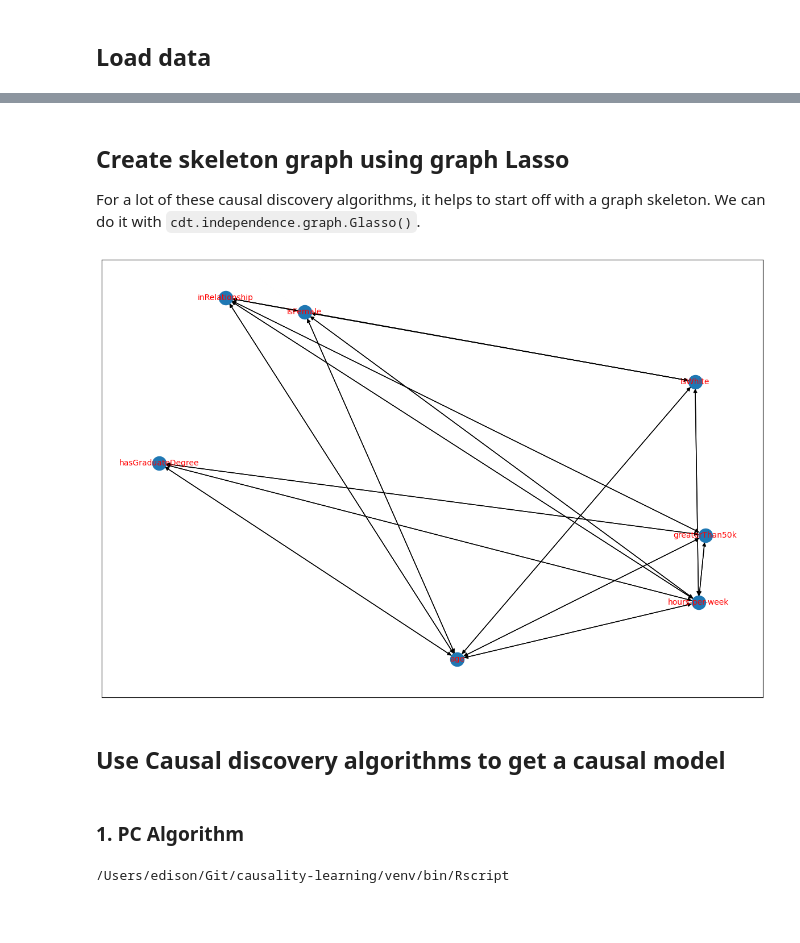
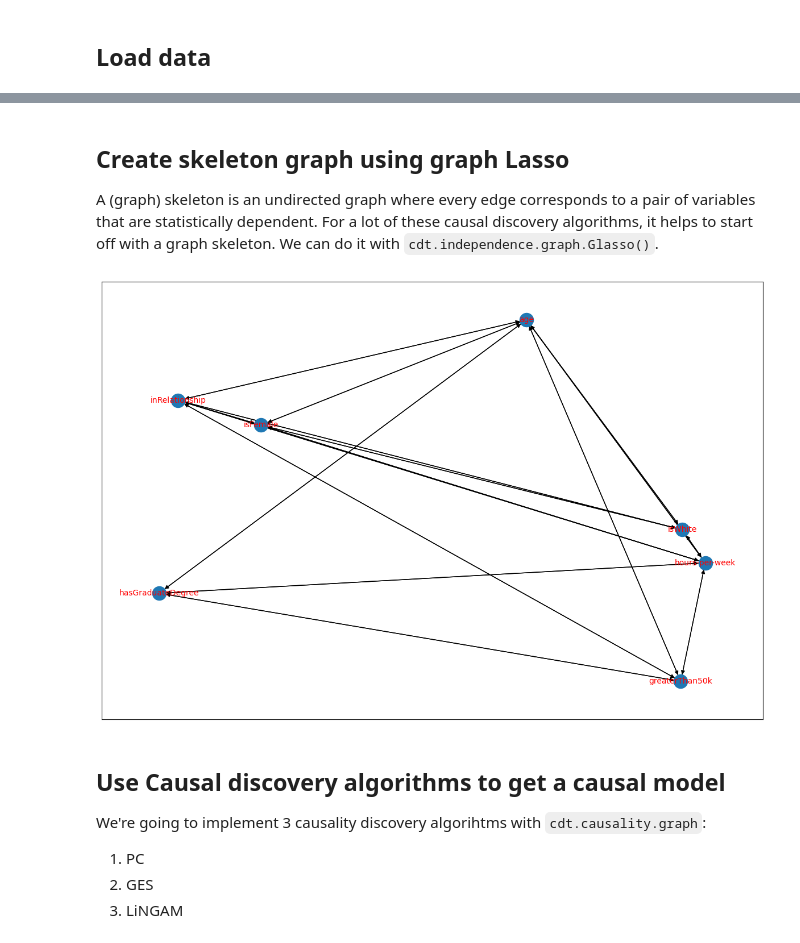
Before and after one commit to chunyagi/causality-learning, a Jupyter notebook: causal_discovery_example.ipynb, the cells around one changed output, grey strips where cells are left out. Drawn from its saved outputs; the diff is of its cells as text; code cells hidden in the pictures; blank space fills up the shorter version.

Commit message:
chore: apply actual changes missed in previous commit (PC fix, GES & LiNGAM)

```diff
--- a/causal_discovery_example.ipynb
+++ b/causal_discovery_example.ipynb
@@ -25,21 +36,32 @@ except:
 # %% [markdown]
 ## Create skeleton graph using graph Lasso
 
-For a lot of these causal discovery algorithms, it helps to start off with a graph skeleton. We can do it with `cdt.independence.graph.Glasso()`.
+A (graph) skeleton is an undirected graph where every edge corresponds to a pair of variables that are statistically dependent. For a lot of these causal discovery algorithms, it helps to start off with a graph skeleton. We can do it with `cdt.independence.graph.Glasso()`.
 # %%
 # Initialise graph lasso
 glasso = cdt.independence.graph.Glasso()
 
 # Apply graph lasso to the dataset
 skeleton = glasso.predict(df)
 
+# Create layout with fixed seed
+pos = nx.spring_layout(skeleton, seed=42)
+
 # Remove self-loops
 skeleton.remove_edges_from(nx.selfloop_edges(skeleton))
 
-# Plot the network
+# Plot the graph
 fig = plt.figure(figsize=(15, 10))
-nx.draw_networkx(skeleton, font_size=10, font_color='r')
+nx.draw_networkx(skeleton,
+                 pos=pos,
+                 font_size=10,
+                 font_color='r')
 # %% [output]
-[figure, old version]
+[figure, new version]
 # %% [markdown]
 ## Use Causal discovery algorithms to get a causal model
+
+We're going to implement 3 causality discovery algorihtms with `cdt.causality.graph`:
+1. PC
+2. GES
+3. LiNGAM
@@ -49,7 +67,0 @@ nx.draw_networkx(skeleton, font_size=10, font_color='r')
-# %% [markdown]
-### 1. PC Algorithm
-# %%
-import subprocess
-print(subprocess.check_output(["which", "Rscript"]).decode().strip())
-# %% [output]
-/Users/edison/Git/causality-learning/venv/bin/Rscript
```
Also changed, not shown: parts of 19 cells of this notebook, 2 other files.
